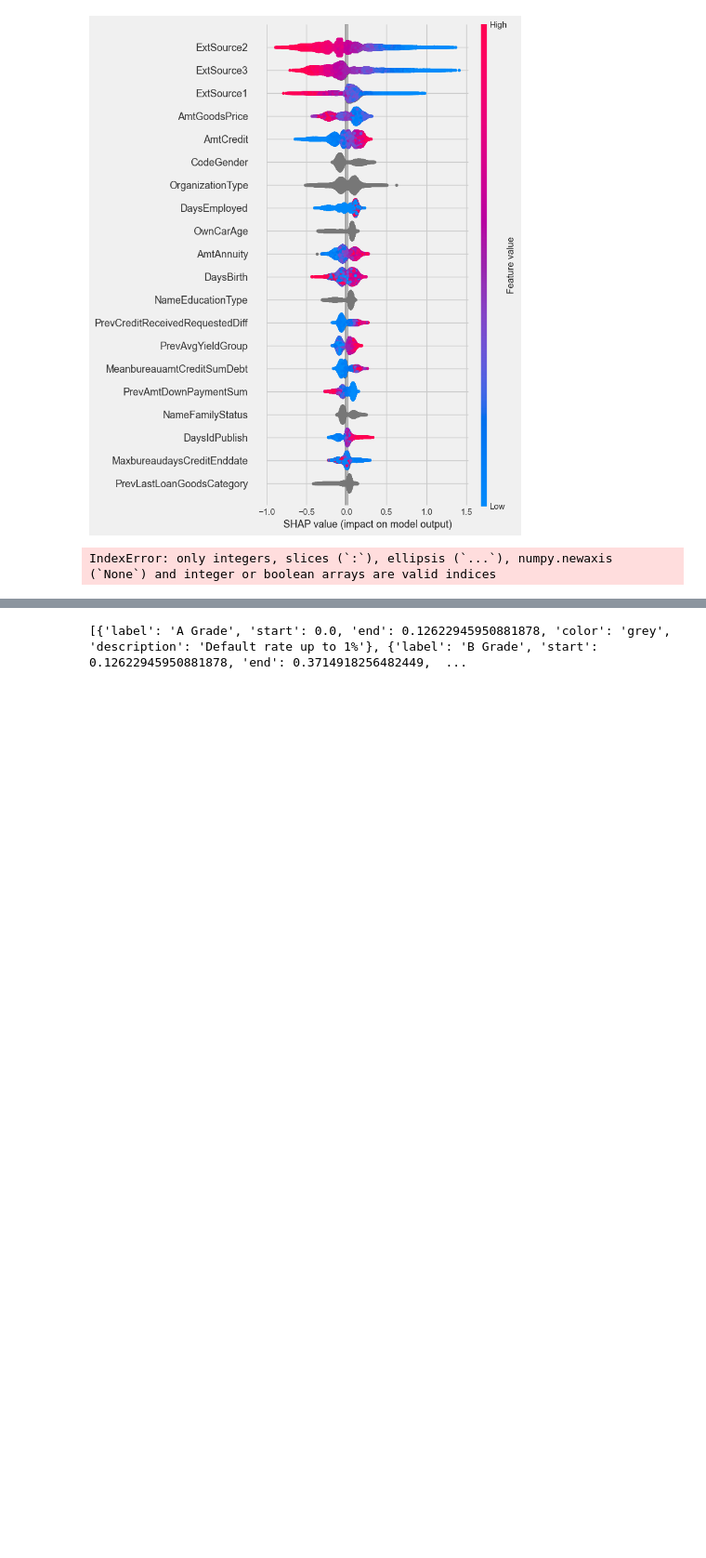
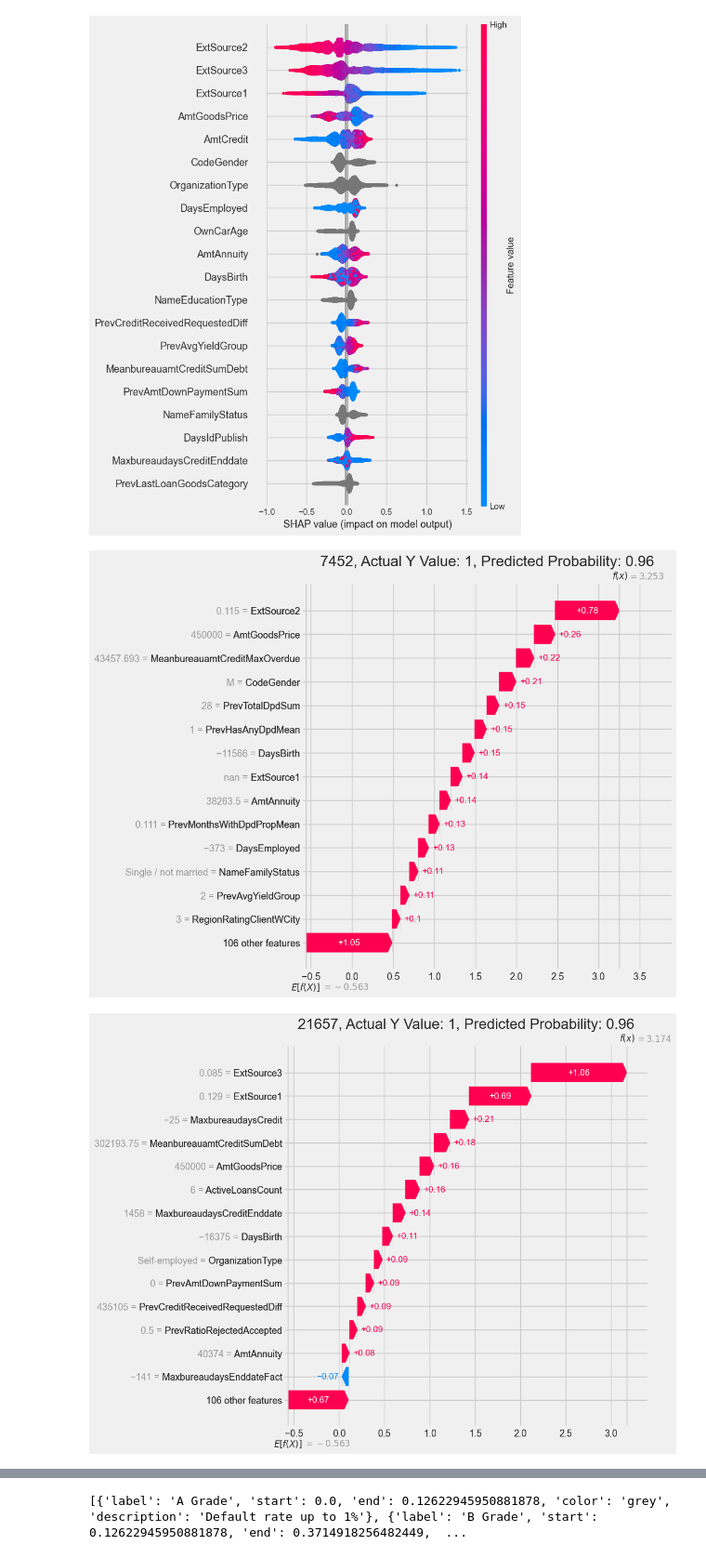
Before and after one commit to qwyt/HomeCreditDefaultRisk, a Jupyter notebook: Notebooks/2.0_Model.ipynb, the cells around one changed output, grey strips where cells are left out. Shown at 93% size. Saved outputs shown, nothing was run; the diff lists cells and outputs as text; code cells hidden in the pictures; blank space fills up the shorter version.

```diff
--- a/Notebooks/2.0_Model.ipynb
+++ b/Notebooks/2.0_Model.ipynb
@@ -114,10 +114,12 @@ import numpy as np
 predicted_probabilities = model.predict_proba(X_test)[:, 1]  # Probabilities for the positive class
 
 absolute_differences = np.abs(predicted_probabilities - y_test)
-real_differences = predicted_probabilities - y_test
+real_differences =  predicted_probabilities - y_test
 
 # Create a DataFrame for easier handling
 differences_df = pd.DataFrame({
+    "y_test": y_test,
+    "predicted_probabilities": predicted_probabilities,
     'real_differences': real_differences,
     'absolute_difference': absolute_differences,
     'index': range(len(y_test))
@@ -127,16 +129,19 @@ differences_df = pd.DataFrame({
 N = 4
 top_differences_df = differences_df.nlargest(N, 'absolute_difference')
 min_differences_df = differences_df.nsmallest(N, 'absolute_difference')
-posmin = differences_df.nsmallest(N, 'real_differences')
+
+min_diff_only_default = differences_df[differences_df['y_test'] == 1].nsmallest(N, 'absolute_difference')
+# posmin = differences_df.nsmallest(N, 'real_differences')
 
 # If you want a random sample of N from these top differences
 random_sample_top_diff = top_differences_df.sample(n=N, random_state=42)  # Use a fixed seed for reproducibility
 random_sample_min_diff = min_differences_df.sample(n=N, random_state=42)  # Use a fixed seed for reproducibility
-random_sample_posmin_diff = posmin.sample(n=N, random_state=42)  # Use a fixed seed for reproducibility
+random_sample_posmin_diff = min_diff_only_default.sample(n=N, random_state=42)  # Use a fixed seed for reproducibility
 
 # Get the indices of the selected samples
 selected_indices = random_sample_top_diff['index'].values
 selected_min_indices = random_sample_min_diff['index'].values
+posmin_indices = random_sample_posmin_diff['index'].values
 
 # Use these indices to select instances from X_test or y_test if needed
 # selected_samples_X_test = X_test.iloc[selected_indices]
@@ -145,33 +150,34 @@ selected_min_indices = random_sample_min_diff['index'].values
 
 import shap
 import numpy as np
 import matplotlib.pyplot as plt
 
 # Assuming `model` and `X_test` are already defined
 explainer = shap.TreeExplainer(model)
 shap_values = explainer.shap_values(X_test)
 
 # Select 10 random samples from X_test
 # np.random.seed(42)  # For reproducibility
 # random_indices = np.random.choice(X_test.shape[0], min(10, X_test.shape[0]), replace=False)
 
 # Plot waterfall plots for the selected samples
-for index in random_sample_posmin_diff:
-# for index in np.concatenate([random_sample_posmin_diff, selected_min_indices, selected_indices, ]):
+# for index in posmin_indices:
+for index in np.concatenate([posmin_indices, selected_min_indices, selected_indices]):
     # Create an Explanation object from SHAP values
     shap_explanation = shap.Explanation(values=shap_values[index],
                                         base_values=explainer.expected_value,
                                         data=X_test.iloc[index, :],
                                         feature_names=X_test.columns.tolist())
 
     # Plotting the waterfall plot
     shap.plots.waterfall(shap_explanation, max_display=15, show=False)
 
     predicted_probability = model.predict_proba(X_test.iloc[index:index + 1])[0, 1]
     actual_y_value = y_test.iloc[index]
 
 
     plt.title(f"{index}, Actual Y Value: {actual_y_value}, Predicted Probability: {predicted_probability:.2f}")
     plt.show()
 # %% [output]
-IndexError: only integers, slices (`:`), ellipsis (`...`), numpy.newaxis (`None`) and integer or boolean arrays are valid indices
+[figure, added]
+[figure, added]
```
Also changed, not shown: parts of 4 cells of this notebook.
